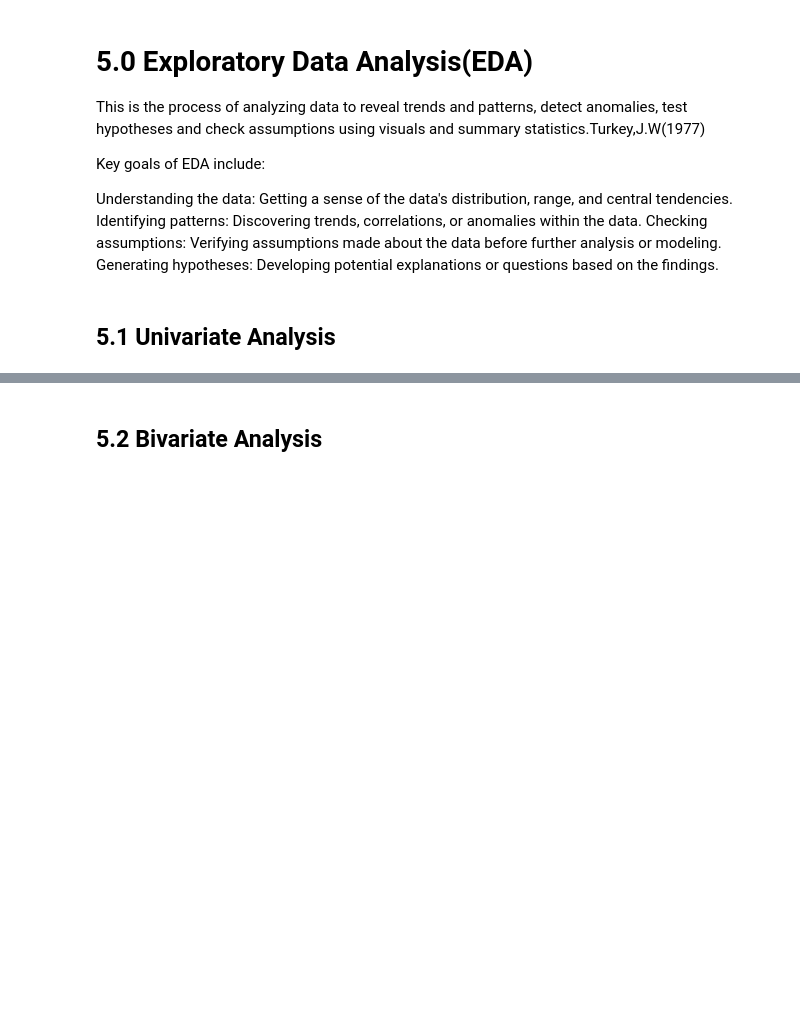
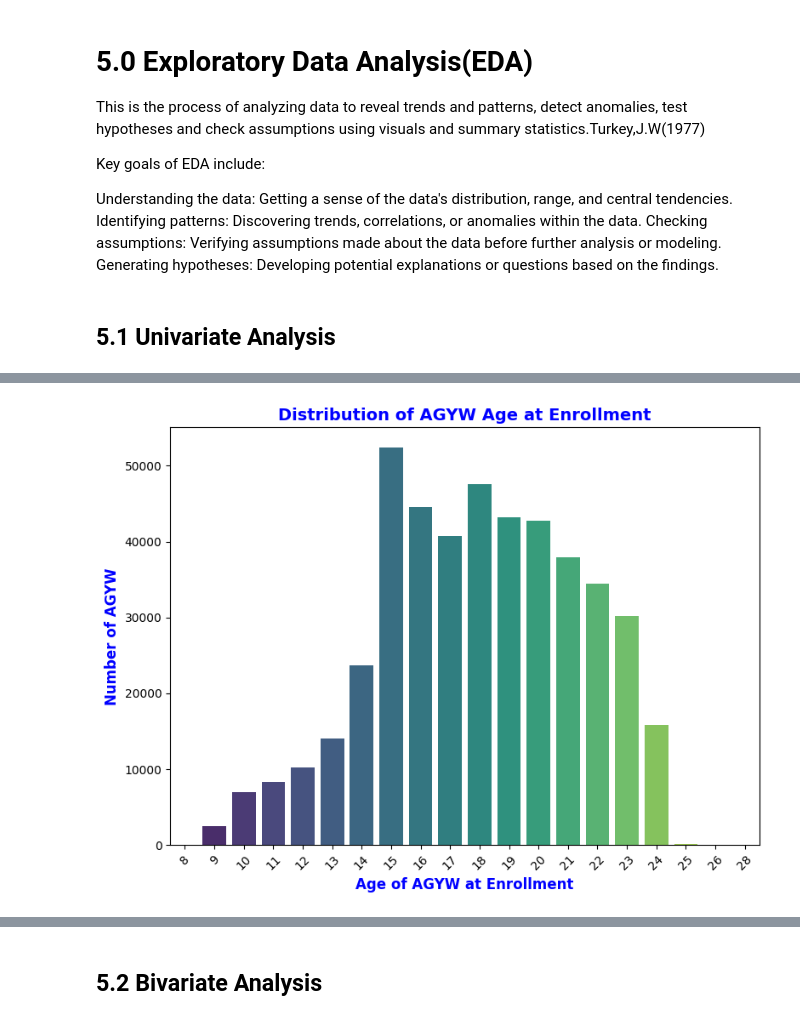
Before and after one commit to RichieRicky/DSF-PT08P5-GROUP5_CAPSTONE-PROJECT, a Jupyter notebook: FELIX_LIMO.ipynb, the cells around one changed output, grey strips where cells are left out. Cells and saved outputs as stored; diff of their text form; code cells hidden in the pictures; blank space fills up the shorter version.

```diff
--- a/FELIX_LIMO.ipynb
+++ b/FELIX_LIMO.ipynb
@@ -426,0 +481,13 @@ Understanding the data: Getting a sense of the data's distribution, range, and c
+# %%
+#Distribution of AGYW Age
+plt.figure(figsize=(8, 6))
+sns.countplot(x='age_at_enrollment', data=clean_df, palette='viridis')
+
+plt.title('Distribution of AGYW Age at Enrollment', size=14, color='blue', weight='bold')
+plt.xlabel('Age of AGYW at Enrollment', size=12, color='blue', weight='bold')
+plt.ylabel('Number of AGYW', size=12, color='blue', weight='bold')
+plt.xticks(rotation=45)
+plt.tight_layout()
+plt.show()
+# %% [output]
+[figure, added]
```
Also changed, not shown: parts of 40 cells of this notebook, 1 other file.
